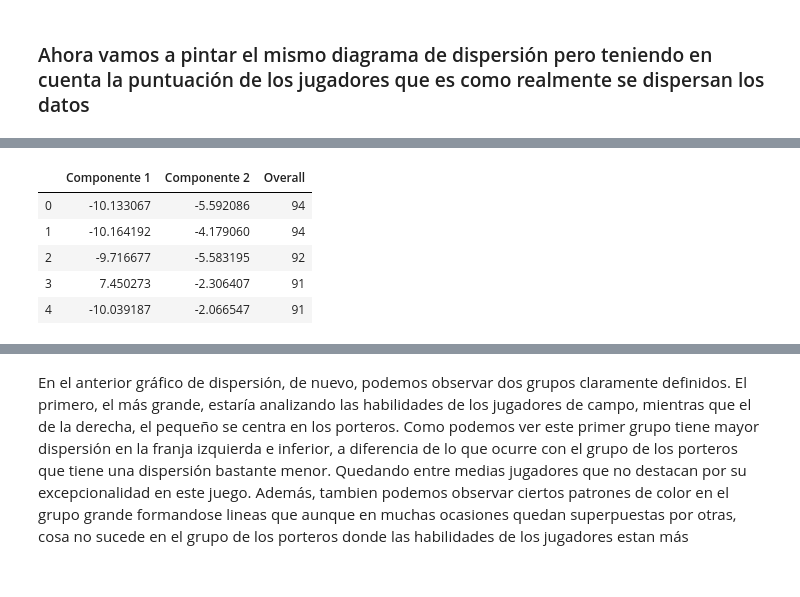
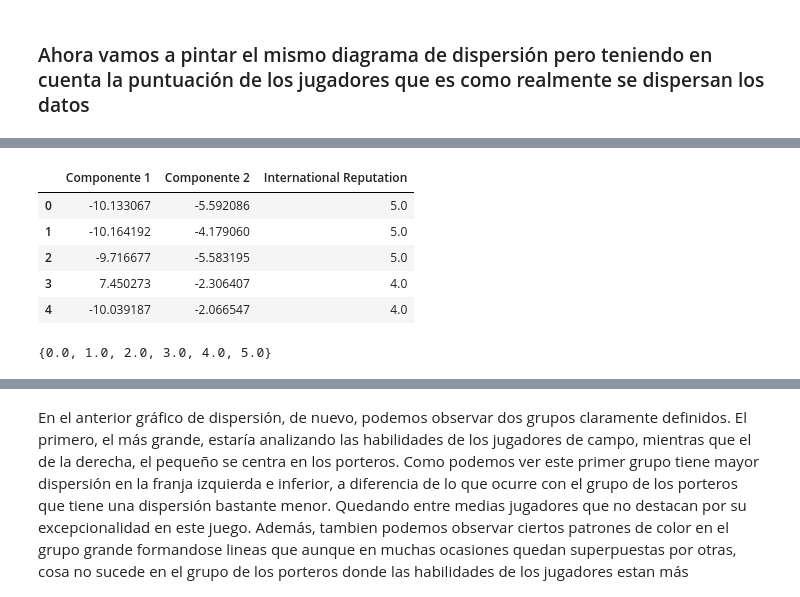
Before and after one commit to Jotivirix/Datamining_UFV, a Jupyter notebook: Lab1/entregable3/Lab1-Entregable3.ipynb, the cells around one changed output, grey strips where cells are left out. Cells and saved outputs as stored; diff of their text form; code cells hidden in the pictures.

```diff
--- a/Lab1/entregable3/Lab1-Entregable3.ipynb
+++ b/Lab1/entregable3/Lab1-Entregable3.ipynb
@@ -448,0 +440,3 @@ df_fifa[['Overall']].head()
+# %%
+df_fifa[['International Reputation']] = df_fifa[['International Reputation']].fillna(0.0)
+df_fifa[['International Reputation']].head()
@@ -449,13 +450,18 @@ df_fifa[['Overall']].head()
 # %%
-finalDf = pd.concat([principalDf, df_fifa[['Overall']]], axis = 1)
+finalDf = pd.concat([principalDf, df_fifa[['International Reputation']]], axis = 1)
 finalDf.head()
 # %% [output]
-|  | Componente 1 | Componente 2 | Overall |
-| 0 | -10.133067 | -5.592086 | 94 |
-| 1 | -10.164192 | -4.179060 | 94 |
-| 2 | -9.716677 | -5.583195 | 92 |
-| 3 | 7.450273 | -2.306407 | 91 |
-| 4 | -10.039187 | -2.066547 | 91 |
+|  | Componente 1 | Componente 2 | International Reputation |
+| 0 | -10.133067 | -5.592086 | 5.0 |
+| 1 | -10.164192 | -4.179060 | 5.0 |
+| 2 | -9.716677 | -5.583195 | 5.0 |
+| 3 | 7.450273 | -2.306407 | 4.0 |
+| 4 | -10.039187 | -2.066547 | 4.0 |
+# %%
+targets = finalDf['International Reputation'].values
+set(targets)
+# %% [output]
+{0.0, 1.0, 2.0, 3.0, 4.0, 5.0}
 # %%
 fig = plt.figure(figsize = (12,10), dpi=120)
 ax = fig.add_subplot(1,1,1)
```
Also changed, not shown: parts of 4 cells of this notebook.
